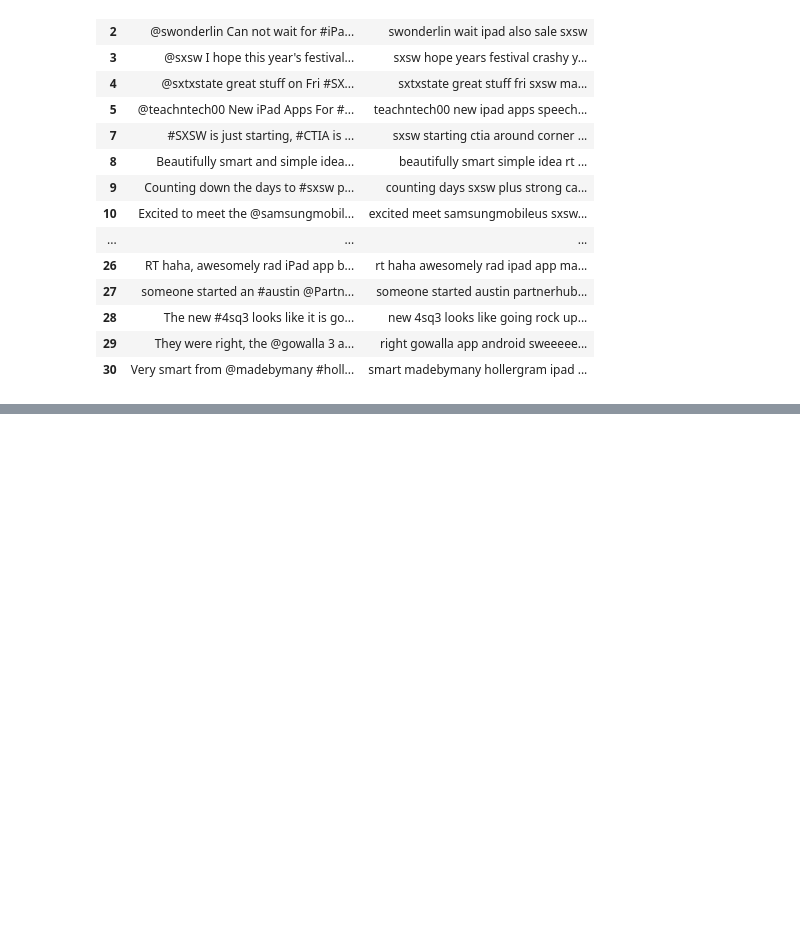
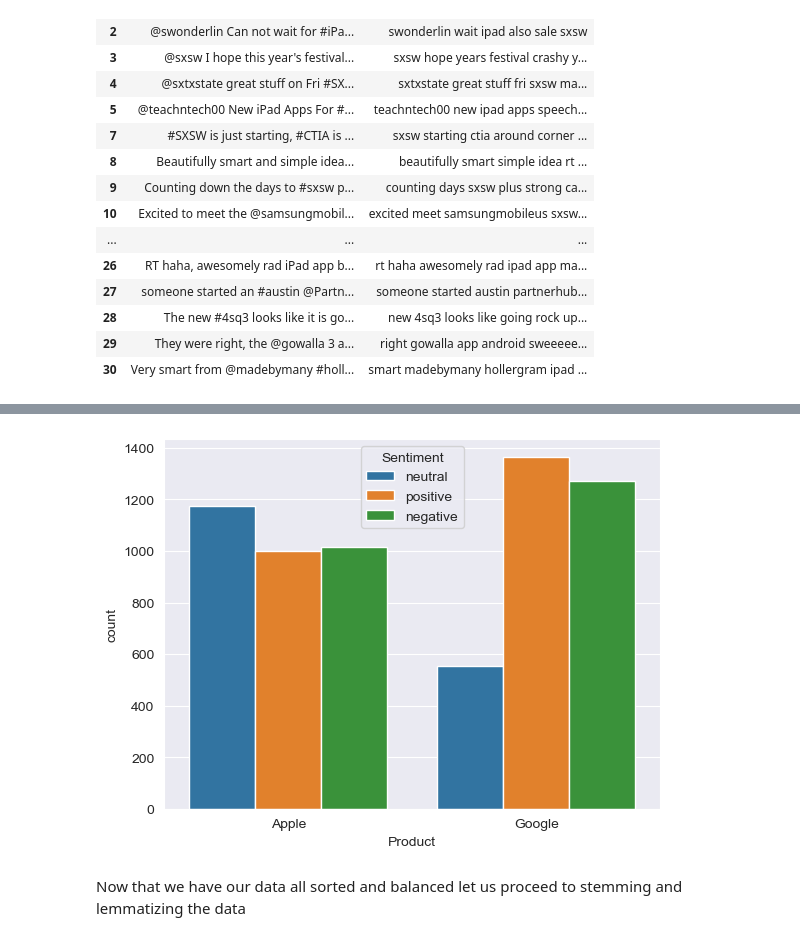
Before and after one commit to jgatharia/Phase_4_Project_, a Jupyter notebook: shamla.ipynb, the cells around one changed output, grey strips where cells are left out. Saved outputs shown, nothing was run; the diff lists cells and outputs as text; code cells hidden in the pictures; blank space fills up the shorter version.

```diff
--- a/shamla.ipynb
+++ b/shamla.ipynb
@@ -557,0 +693,19 @@ df_clean[['Tweet', 'Clean_Tweets']].head(30)
+# %%
+# Check class distribution
+class_distribution = df_clean['Sentiment'].value_counts()
+print(class_distribution)
+
+# Upsample the minority classes
+from sklearn.utils import resample
+
+positive = df_clean[df_clean['Sentiment'] == 'positive']
+negative = df_clean[df_clean['Sentiment'] == 'negative']
+neutral = df_clean[df_clean['Sentiment'] == 'neutral']
+
+# Upsample negative and positive classes
+negative_upsampled = resample(negative, replace=True, n_samples=class_distribution.max(), random_state=42)
+positive_upsampled = resample(positive, replace=True, n_samples=class_distribution.max(), random_state=42)
+
+# Combine back to a balanced dataset
+balanced_data = pd.concat([positive_upsampled, negative_upsampled, neutral])
+print(balanced_data['Sentiment'].value_counts())
@@ -557,0 +736,10 @@ df_clean[['Tweet', 'Clean_Tweets']].head(30)
+# %%
+# Let us correct the class imbalance between the two product
+balanced_data = balanced_data.groupby('Product').apply(lambda x: x.sample(n=class_distribution.max(), replace=True)).reset_index(drop=True)
+
+# Checking the product count after balancing
+print(balanced_data['Product'].value_counts())
+
+# Checking the sentiment count per each product after balancing
+product_sentiment_count = balanced_data.groupby('Product')['Sentiment'].value_counts()
+print(product_sentiment_count)
@@ -557,0 +759,8 @@ df_clean[['Tweet', 'Clean_Tweets']].head(30)
+# %%
+# Plotting sentiment per product distribution from the new balanced data
+sns.countplot(x='Product', hue='Sentiment', data=balanced_data)
+plt.show()
+# %% [output]
+[figure, added]
+# %% [markdown]
+Now that we have our data all sorted and balanced let us proceed to stemming and lemmatizing the data
```
Also changed, not shown: parts of 40 cells of this notebook.
